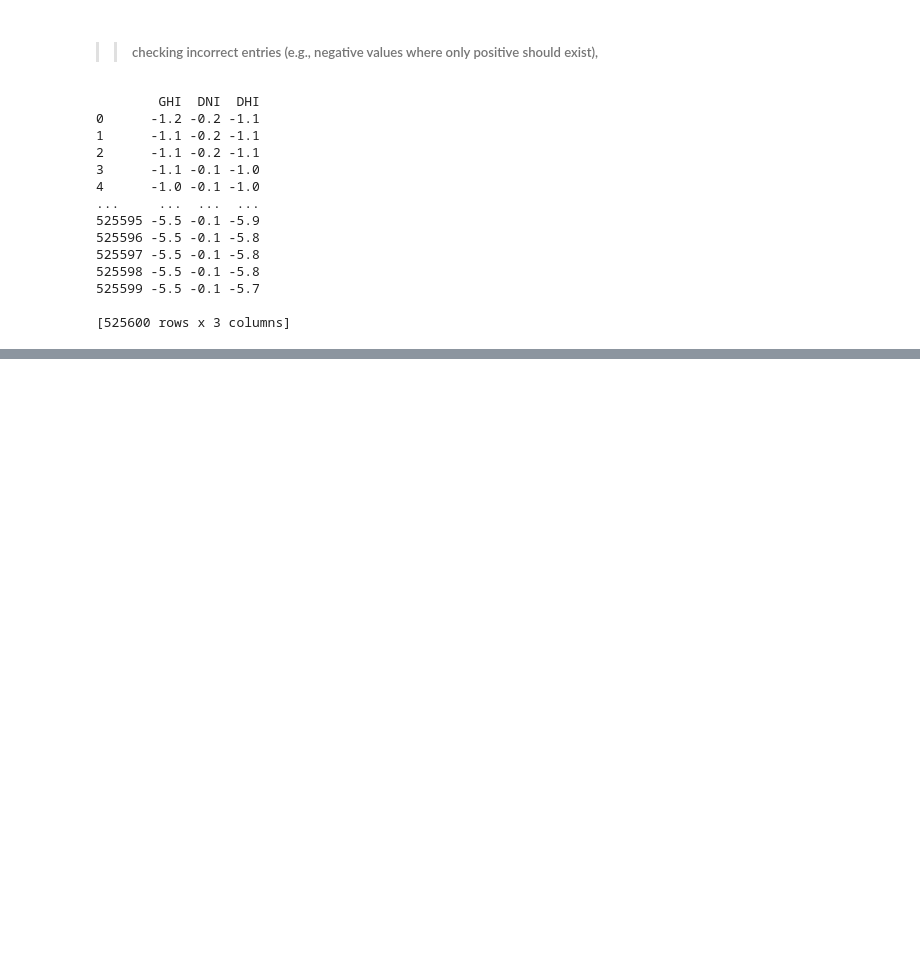
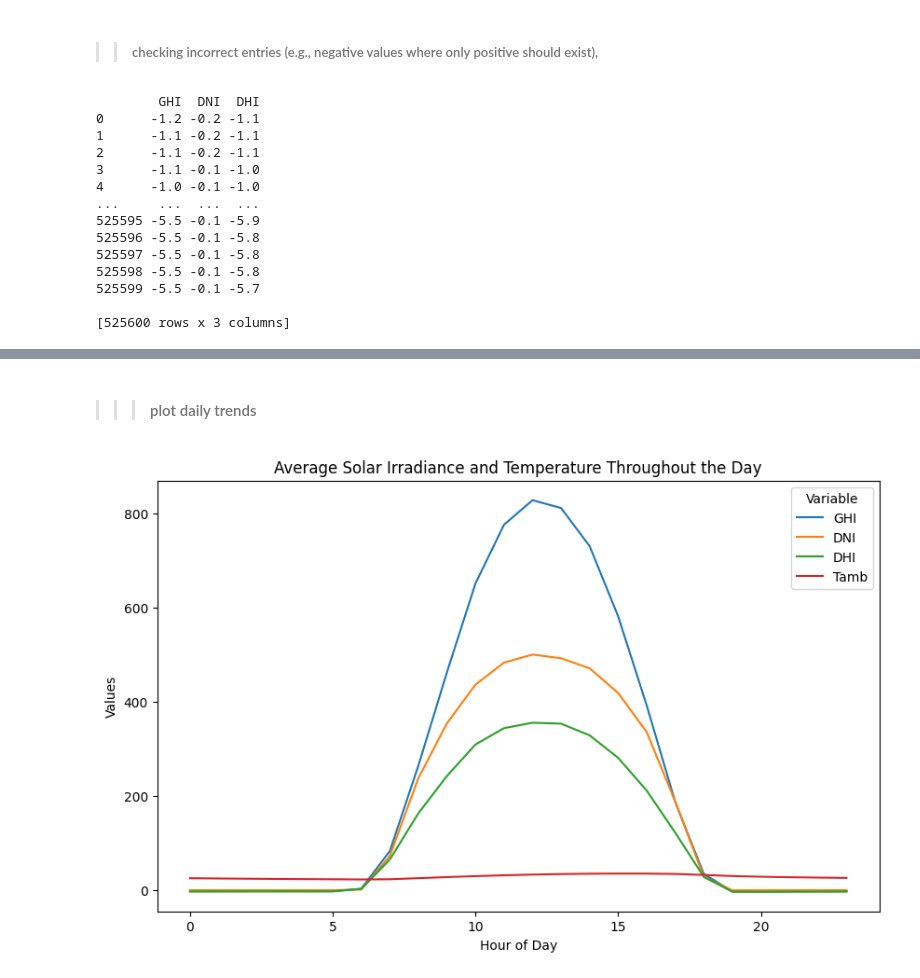
Before and after one commit to naolatomsa/MoonLight-Energy-Solutions-, a Jupyter notebook: notebooks/beninMalanville.ipynb, the cells around one changed output, grey strips where cells are left out. Drawn from its saved outputs; the diff is of its cells as text; code cells hidden in the pictures; blank space fills up the shorter version.

```diff
--- a/notebooks/beninMalanville.ipynb
+++ b/notebooks/beninMalanville.ipynb
@@ -170,0 +197,15 @@ print(incorrect_entries)
+# %% [markdown]
+>>> #### plot daily trends
+# %%
+# Group by hour and calculate the mean
+hourly_data = data.groupby('Hour')[['GHI', 'DNI', 'DHI', 'Tamb']].mean()
+
+# Plot daily trends
+hourly_data.plot(kind='line', figsize=(10, 6))
+plt.title('Average Solar Irradiance and Temperature Throughout the Day')
+plt.xlabel('Hour of Day')
+plt.ylabel('Values')
+plt.legend(title='Variable')
+plt.show()
+# %% [output]
+[figure, added]
```
Also changed, not shown: parts of 9 cells of this notebook.
